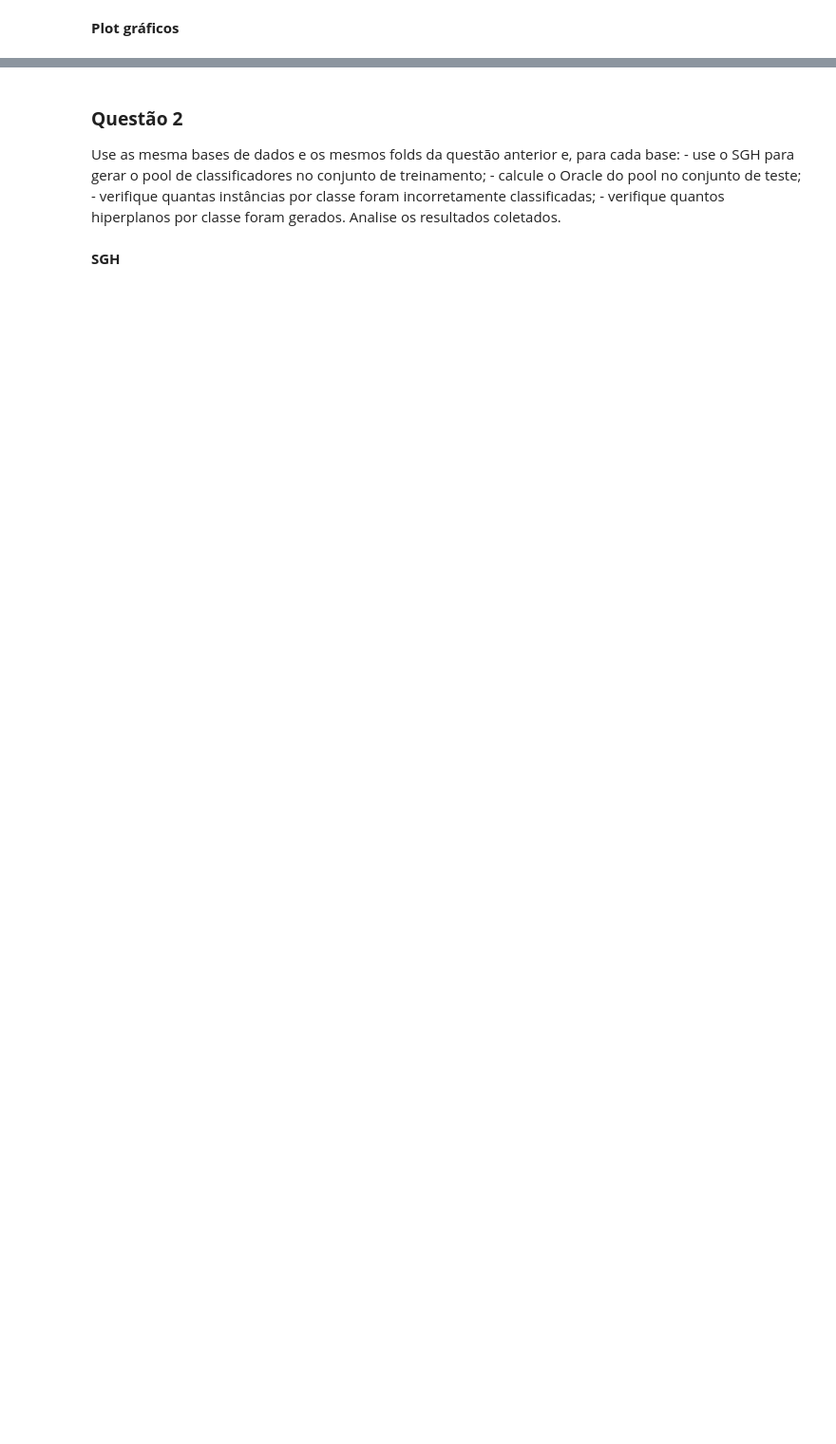
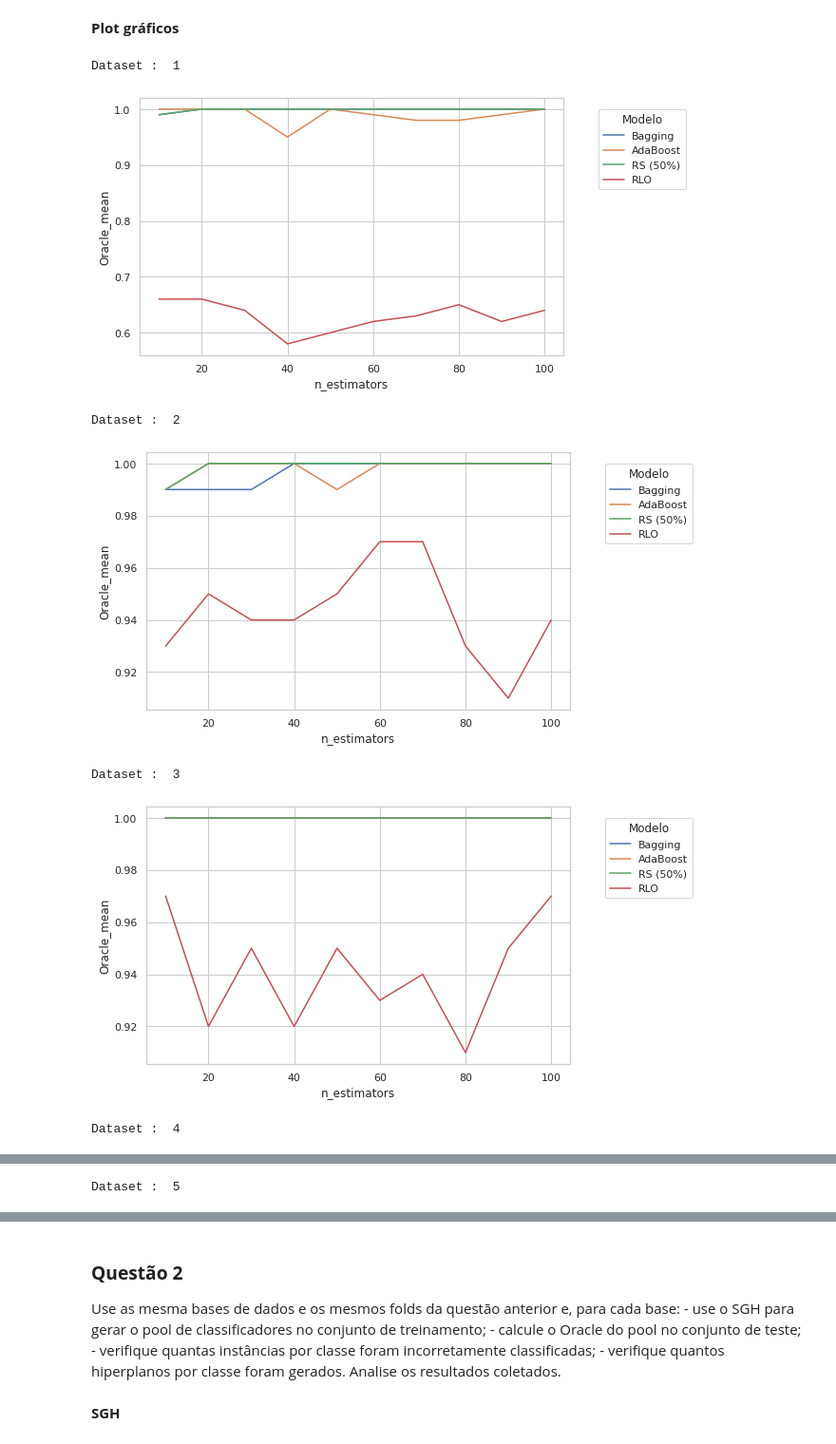
Before and after one commit to Francimaria/ensemble_learning, a Jupyter notebook: exercicio1_vs_final.ipynb, the cells around one changed output, grey strips where cells are left out. Shown: that part at 95% size. Cells and saved outputs as stored; diff of their text form; code cells hidden in the pictures; blank space fills up the shorter version.

```diff
--- a/exercicio1_vs_final.ipynb
+++ b/exercicio1_vs_final.ipynb
@@ -383,0 +359,31 @@ def plot_grid_search(cv_results, grid_param_1, grid_param_2, name_param_1, name_
+# %%
+import seaborn as sns
+
+#df_result = pd.DataFrame(columns = ['Modelo', 'Dataset', 'n_estimators', 'Score_mean','Score_std', 'Oracle_mean', 'Oracle_std'])
+df_1  = pd.read_csv("/content/bagging_result.csv")
+df_2 = pd.read_csv("/content/adaboost_result.csv")
+df_3 = pd.read_csv("/content/rs_result.csv")
+df_4 = pd.read_csv("/content/rlo_result.csv")
+
+df_result = pd.concat([df_1, df_2,df_3,df_4])
+
+datasets = [1,2,3,4,5]
+scores_mean = []
+scores_std = []
+sns.set_theme(style="whitegrid")
+
+for idx, val in enumerate(datasets):
+    print("Dataset : ", val)
+    df_data = df_result.loc[(df_result['Dataset'] == val)]
+    fig = plt.figure(figsize=(8,5))
+    ax = sns.lineplot(x="n_estimators", y="Oracle_mean",ci="Oracle_std", hue="Modelo", data=df_data)
+    ax.legend(loc='center right',bbox_to_anchor=(1.3, 0.8), ncol=1, title="Modelo")
+    plt.show()
+# %% [output]
+Dataset :  1
+[figure, added]
+Dataset :  2
+[figure, added]
+Dataset :  3
+[figure, added]
+Dataset :  4
@@ -383,0 +391 @@ def plot_grid_search(cv_results, grid_param_1, grid_param_2, name_param_1, name_
+Dataset :  5
```
Also changed, not shown: parts of 9 cells of this notebook.
